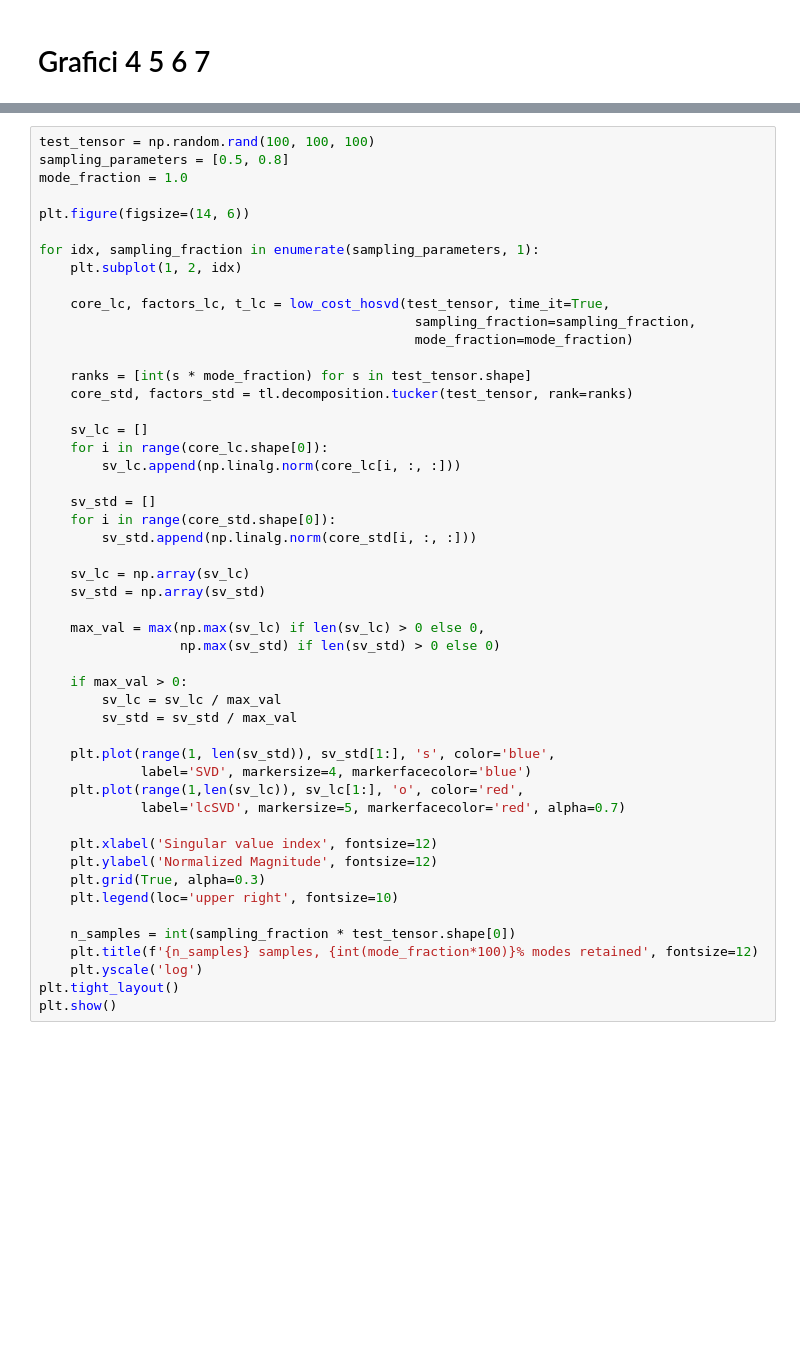
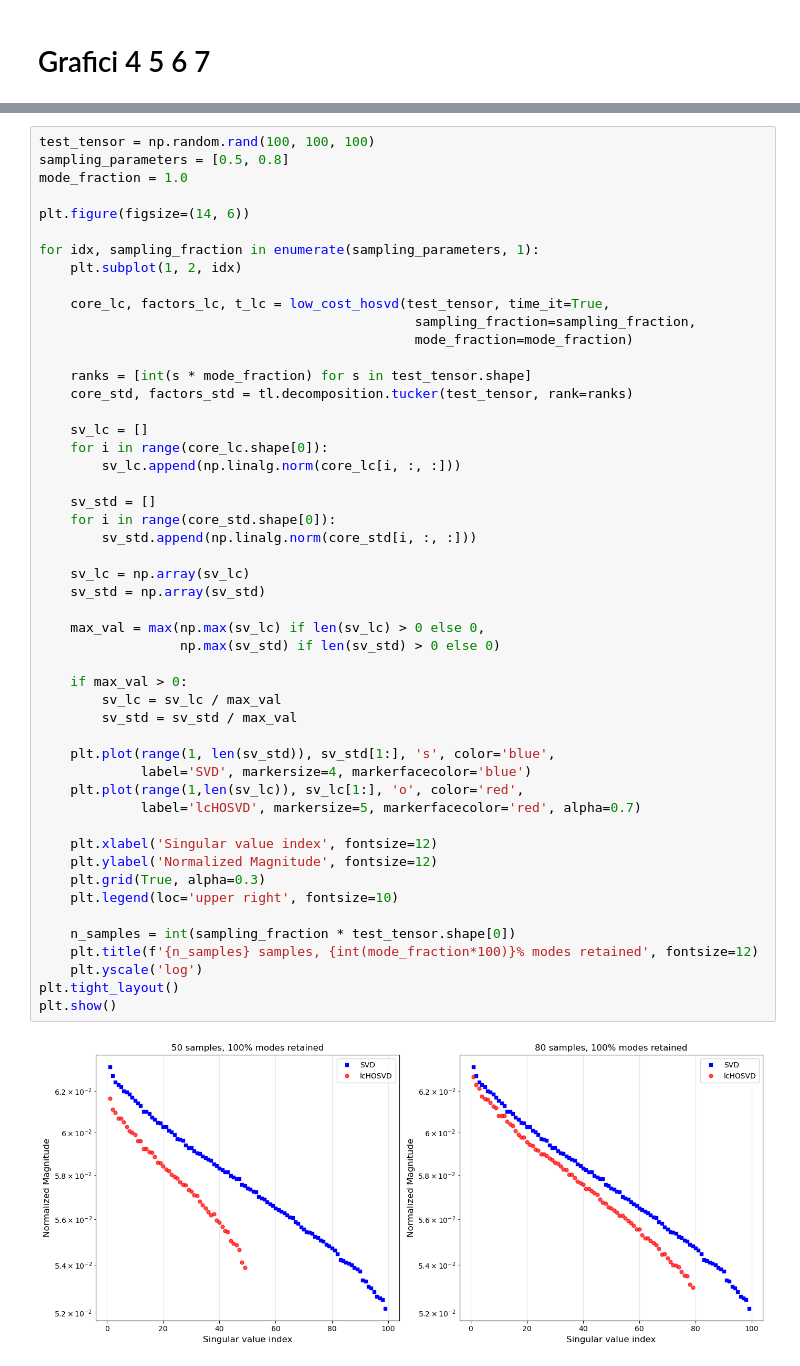
Before and after one commit to Isi2000/LOW-COST-HOSVD, a Jupyter notebook: isacco.ipynb, the cells around one changed output, grey strips where cells are left out. Drawn from its saved outputs; the diff is of its cells as text; blank space fills up the shorter version.

```diff
--- a/isacco.ipynb
+++ b/isacco.ipynb
@@ -454,34 +422,36 @@ for idx, sampling_fraction in enumerate(sampling_parameters, 1):
         sv_lc.append(np.linalg.norm(core_lc[i, :, :]))
 
     sv_std = []
     for i in range(core_std.shape[0]):
         sv_std.append(np.linalg.norm(core_std[i, :, :]))
 
     sv_lc = np.array(sv_lc)
     sv_std = np.array(sv_std)
 
     max_val = max(np.max(sv_lc) if len(sv_lc) > 0 else 0,
                   np.max(sv_std) if len(sv_std) > 0 else 0)
 
     if max_val > 0:
         sv_lc = sv_lc / max_val
         sv_std = sv_std / max_val
 
     plt.plot(range(1, len(sv_std)), sv_std[1:], 's', color='blue',
              label='SVD', markersize=4, markerfacecolor='blue')
     plt.plot(range(1,len(sv_lc)), sv_lc[1:], 'o', color='red',
-             label='lcSVD', markersize=5, markerfacecolor='red', alpha=0.7)
+             label='lcHOSVD', markersize=5, markerfacecolor='red', alpha=0.7)
 
     plt.xlabel('Singular value index', fontsize=12)
     plt.ylabel('Normalized Magnitude', fontsize=12)
     plt.grid(True, alpha=0.3)
     plt.legend(loc='upper right', fontsize=10)
 
     n_samples = int(sampling_fraction * test_tensor.shape[0])
     plt.title(f'{n_samples} samples, {int(mode_fraction*100)}% modes retained', fontsize=12)
     plt.yscale('log')
 plt.tight_layout()
 plt.show()
+# %% [output]
+[figure, added]
 # %%
 test_tensor = tensor_combustion
 sampling_parameters = [0.5, 0.8]
```
Also changed, not shown: parts of 13 cells of this notebook, 6 other files.
